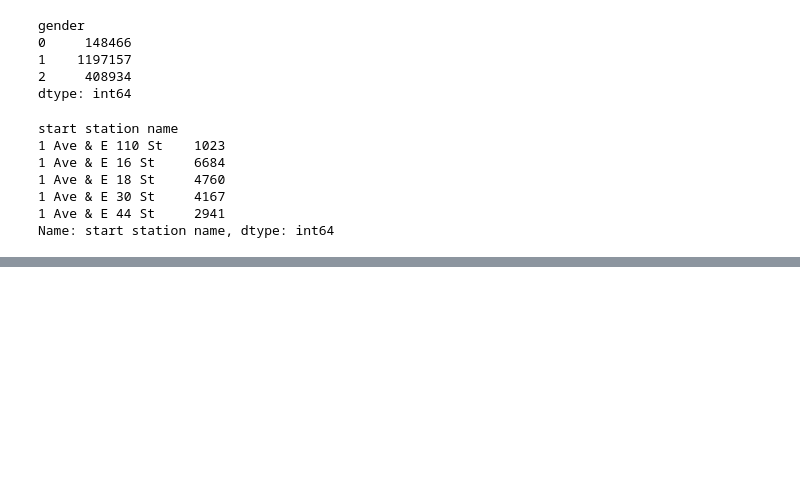
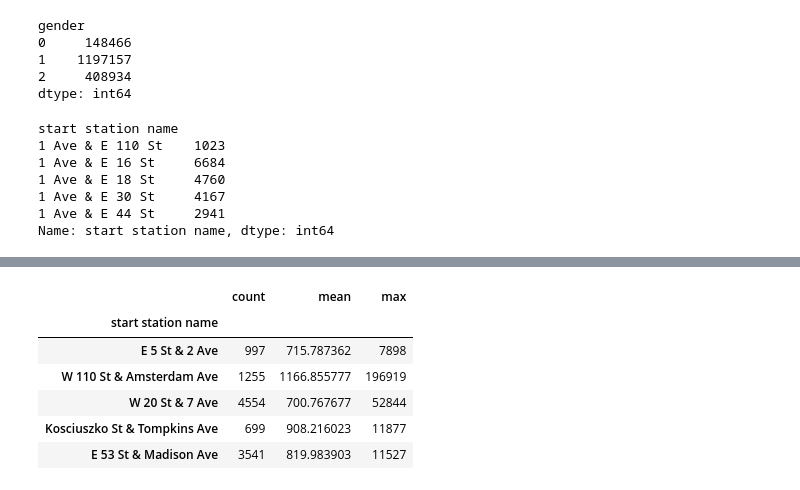
Before and after one commit to ygchan/Citibike, a Jupyter notebook: Pandas_Riding_Citibike.ipynb, the cells around one changed output, grey strips where cells are left out. Cells and saved outputs as stored; diff of their text form; code cells hidden in the pictures; blank space fills up the shorter version.

```diff
--- a/Pandas_Riding_Citibike.ipynb
+++ b/Pandas_Riding_Citibike.ipynb
@@ -292,0 +314,17 @@ Name: start station name, dtype: int64
+# %%
+# Example 09. (P.306)
+# Using a list of functions
+
+# This will show the count of trips, average duration
+# and the longest duration.
+function = ['count', 'mean', 'max']
+result = grouped['tripduration'].agg(function)
+result.sample(5)
+# %% [output]
+|  | count | mean | max |
+| start station name |  |  |  |
+| E 5 St & 2 Ave | 997 | 715.787362 | 7898 |
+| W 110 St & Amsterdam Ave | 1255 | 1166.855777 | 196919 |
+| W 20 St & 7 Ave | 4554 | 700.767677 | 52844 |
+| Kosciuszko St & Tompkins Ave | 699 | 908.216023 | 11877 |
+| E 53 St & Madison Ave | 3541 | 819.983903 | 11527 |
```
Also changed, not shown: parts of 9 cells of this notebook.
